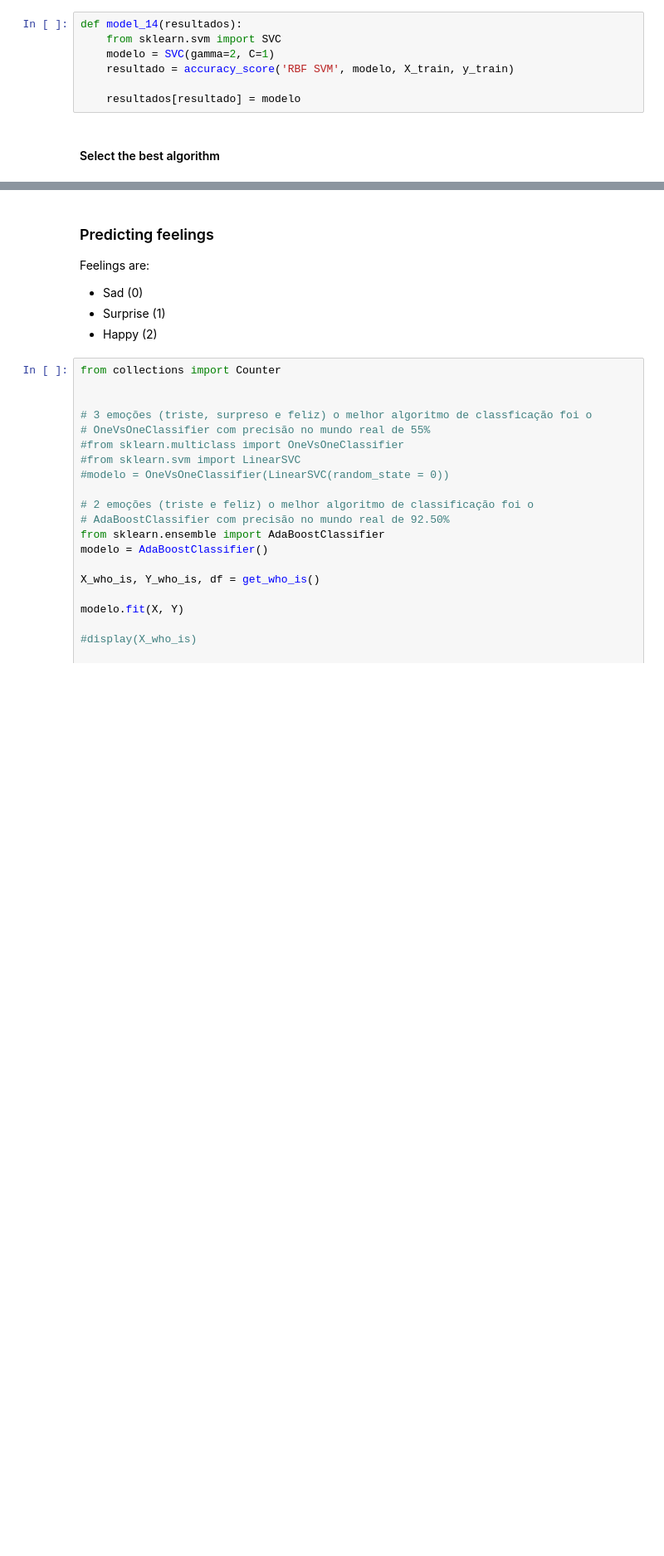
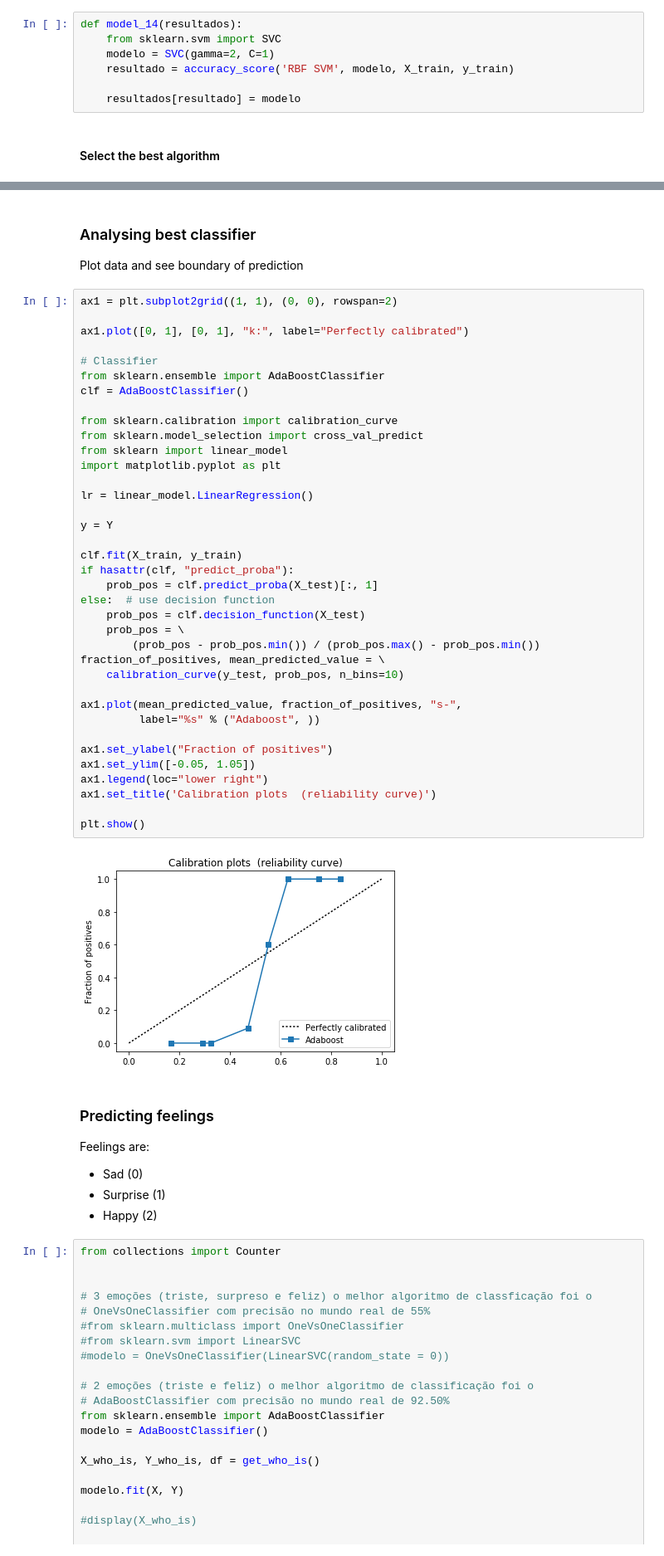
Before and after one commit to thiagomarquesrocha/Kaio-machine-learning-human-face-detection, a Jupyter notebook: server/classify_who_is_notebook.ipynb, the cells around one changed output, grey strips where cells are left out. Shown: that part at 83% size. Saved outputs shown, nothing was run; the diff lists cells and outputs as text; blank space fills up the shorter version.

```diff
--- a/server/classify_who_is_notebook.ipynb
+++ b/server/classify_who_is_notebook.ipynb
@@ -320,3 +328,46 @@ Total de elementos : 200
+# %% [markdown]
+### Analysing best classifier
+
+Plot data and see boundary of prediction
+# %%
+ax1 = plt.subplot2grid((1, 1), (0, 0), rowspan=2)
+
+ax1.plot([0, 1], [0, 1], "k:", label="Perfectly calibrated")
+
+# Classifier
+from sklearn.ensemble import AdaBoostClassifier
+clf = AdaBoostClassifier()
+
+from sklearn.calibration import calibration_curve
+from sklearn.model_selection import cross_val_predict
+from sklearn import linear_model
+import matplotlib.pyplot as plt
+
+lr = linear_model.LinearRegression()
+
+y = Y
+
+clf.fit(X_train, y_train)
+if hasattr(clf, "predict_proba"):
+    prob_pos = clf.predict_proba(X_test)[:, 1]
+else:  # use decision function
+    prob_pos = clf.decision_function(X_test)
+    prob_pos = \
+        (prob_pos - prob_pos.min()) / (prob_pos.max() - prob_pos.min())
+fraction_of_positives, mean_predicted_value = \
+    calibration_curve(y_test, prob_pos, n_bins=10)
+
+ax1.plot(mean_predicted_value, fraction_of_positives, "s-",
+         label="%s" % ("Adaboost", ))
+
+ax1.set_ylabel("Fraction of positives")
+ax1.set_ylim([-0.05, 1.05])
+ax1.legend(loc="lower right")
+ax1.set_title('Calibration plots  (reliability curve)')
+
+plt.show()
+# %% [output]
+[figure, added]
 # %% [markdown]
 ### Predicting feelings
 
```
Also changed, not shown: parts of 3 cells of this notebook, 3 other files.
